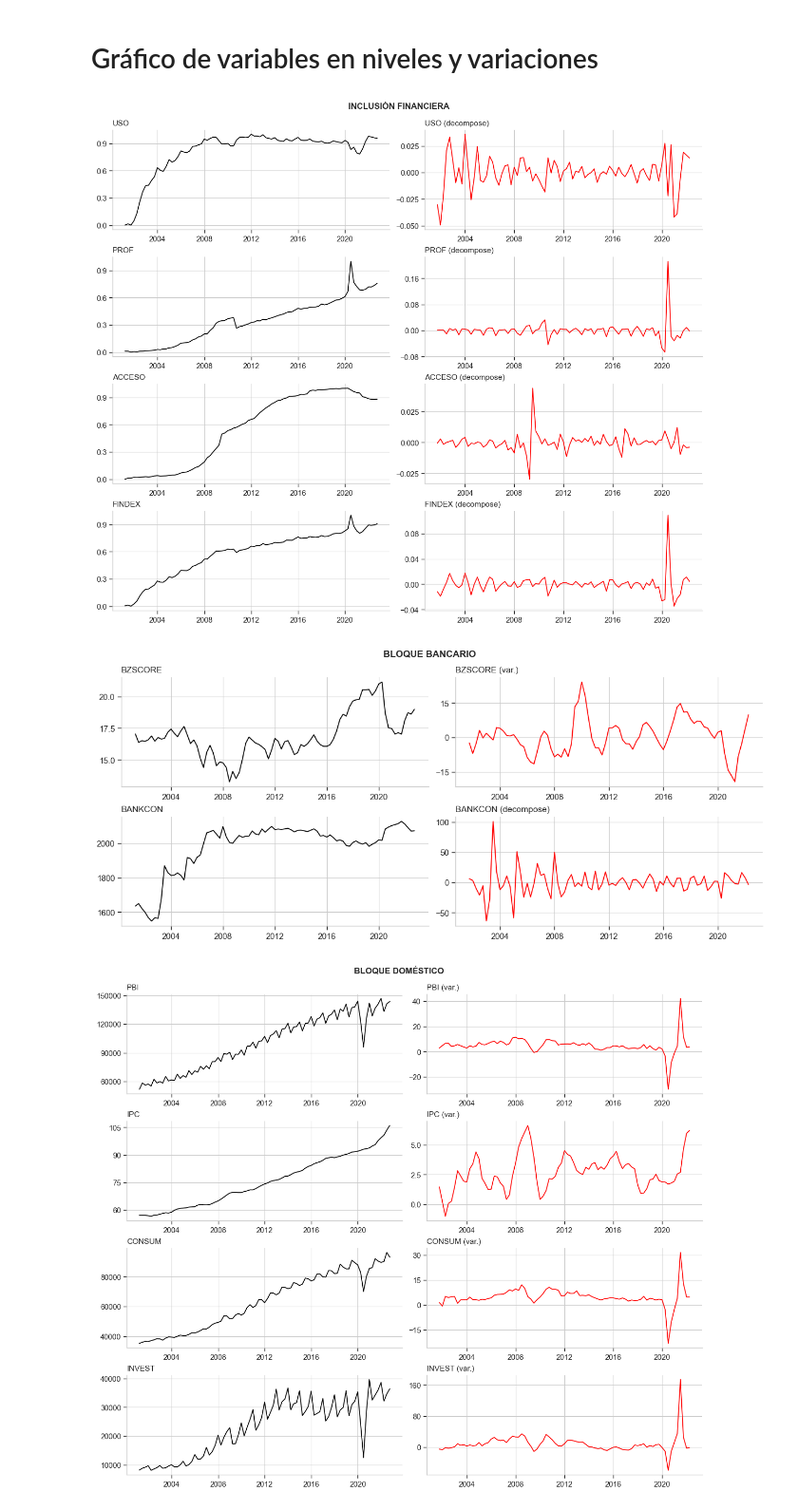
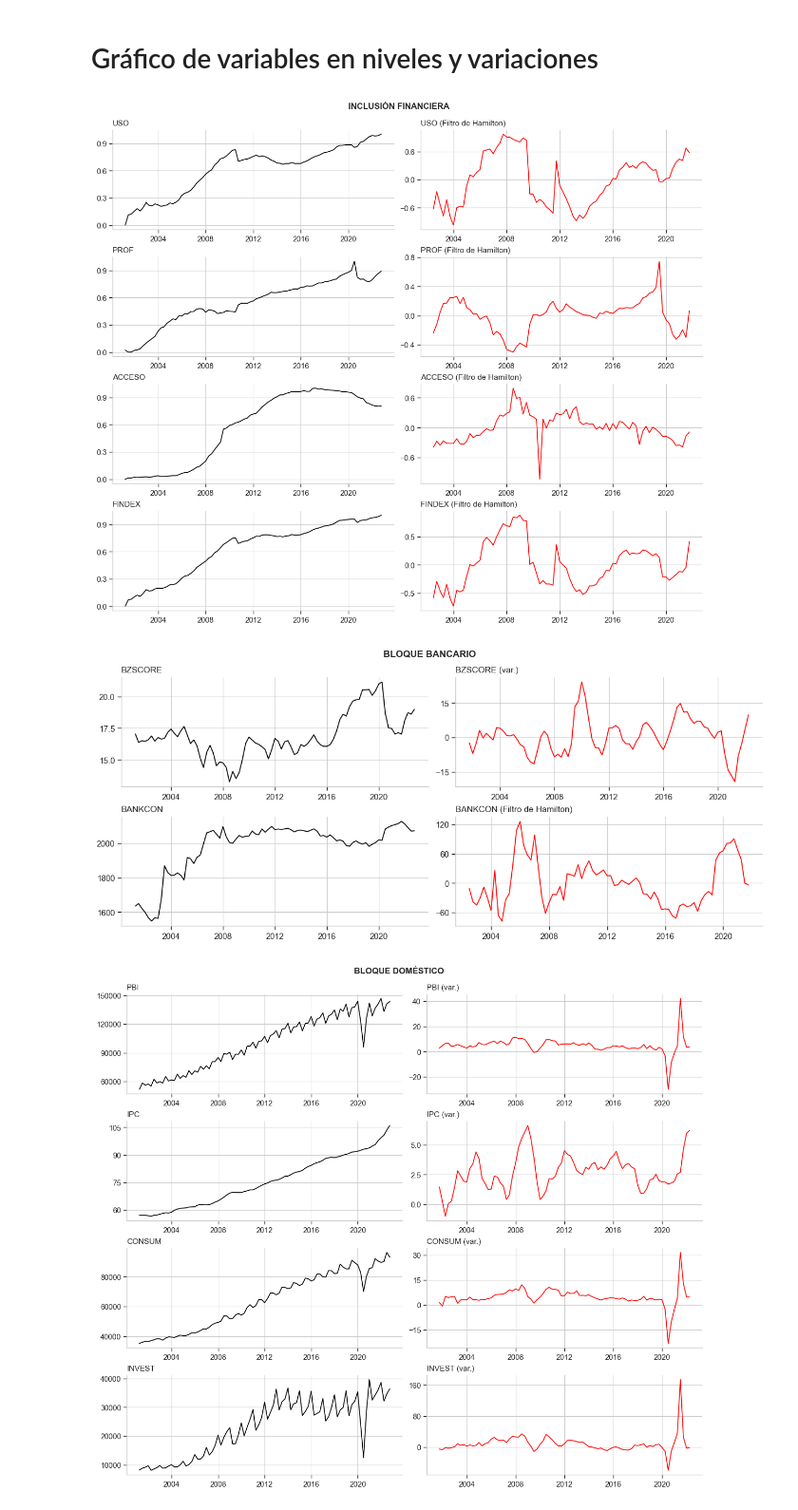
Before and after one commit to GabrielDelCarpio/Tesis-paper, a Jupyter notebook: Data y gráficos/PCA/PCA_python 2.ipynb, the cells around one changed output. Shown at 95% size. Drawn from its saved outputs; the diff is of its cells as text; code cells hidden in the pictures.

```diff
--- a/Data y gráficos/PCA/PCA_python 2.ipynb
+++ b/Data y gráficos/PCA/PCA_python 2.ipynb
@@ -429,15 +109,16 @@ def construir_indice_por_componentes(componentes, explained_variance_ratio, nomb
 # %%
 # Crear índices para cada bloque
 USO_INDEX = construir_indice_por_componentes(componentes_uso, pca_uso.explained_variance_ratio_, 'USO_INDEX', normalized.index)
+ACCESO_INDEX = construir_indice_por_componentes(componentes_acceso, pca_profundidad.explained_variance_ratio_, 'ACCESO_INDEX', normalized.index)
 PROF_INDEX = construir_indice_por_componentes(componentes_profundidad, pca_profundidad.explained_variance_ratio_, 'PROF_INDEX', normalized.index)
 # %%
 # Unir los tres indicadores en un solo DataFrame
 bloques_combinados = pd.concat([
     USO_INDEX,
     PROF_INDEX,
-    normalized[['OFIC']]
+    ACCESO_INDEX
 ], axis=1)
 
-bloques_combinados.columns = ['USO_INDEX', 'PROF_INDEX', 'ACCESO']  # renombrar por claridad
+bloques_combinados.columns = ['USO_INDEX', 'PROF_INDEX', 'ACCESO_INDEX']  # renombrar por claridad
 print(bloques_combinados.head())
 # %% [output]
@@ -540,0 +266,30 @@ df_findex_scaled.to_excel("C:/Users/Tobby/OneDrive/Desktop/GABO/TESIS/Tesis-pape
+# %%
+# ---------- Graficar en subplots (excluyendo la última variable) ----------
+variables = cycle_df.columns[:-1]  # Tomar todas menos la última
+n_vars = len(variables)
+
+fig, axes = plt.subplots(2, 2, figsize=(14, 8))
+axes = axes.flatten()  # Para poder indexar fácilmente
+
+for i, col in enumerate(variables):
+    ax1 = axes[i]
+
+    # Ciclo (Hamilton)
+    ax1.plot(cycle_df.index, cycle_df[col], color='blue')
+    ax1.axhline(0, color='gray', linestyle='--', linewidth=0.8)
+    ax1.set_title(f'{col}', fontsize=12)
+    ax1.set_ylabel('Serie filtrada', color='blue')
+    ax1.tick_params(axis='y', labelcolor='blue')
+    ax1.grid(False)
+
+    # Segundo eje con la serie original
+    ax2 = ax1.twinx()
+    ax2.plot(df.index, df[col], color='black', alpha=0.8)
+    ax2.set_ylabel('Niveles', color='black', rotation=270, labelpad=15)
+    ax2.tick_params(axis='y', labelcolor='black')
+    ax2.grid(False)
+
+# Layout y ajustes
+# fig.suptitle('Filtro de Hamilton - Ciclo y Serie Original (por dimensión)', fontsize=14)
+fig.tight_layout(rect=[0, 0, 1, 0.96])
+plt.show()
@@ -542,7 +423,7 @@ df_findex_scaled.to_excel("C:/Users/Tobby/OneDrive/Desktop/GABO/TESIS/Tesis-pape
 # Gráfico de variables en niveles y variaciones
 # %%
 # Leer hojas de niveles y variaciones
-ruta = "C:/Users/Tobby/OneDrive/Desktop/GABO/TESIS/Tesis-paper/Data y gráficos/PCA/Data nivel-var 2.xlsx"
+ruta = "C:/Users/gabri/OneDrive/Desktop/Cato/Tesis/Tesis-paper/Data y gráficos/Data nivel - var FH.xlsx"
 niveles = pd.read_excel(ruta, sheet_name="Niveles", parse_dates=[0])
 variaciones = pd.read_excel(ruta, sheet_name="Sin tendencia", parse_dates=[0])
 
@@ -566,35 +446,35 @@ bloques = {
 # Graficar cada bloque
 for nombre_bloque, variables in bloques.items():
     n = len(variables)
     fig, axes = plt.subplots(nrows=n, ncols=2, figsize=(12, 2.5 * n), constrained_layout=True)
 
     if n == 1:
         axes = [axes]  # Para mantener compatibilidad cuando n=1
 
     for i, var in enumerate(variables):
         # Nivel
         axes[i][0].plot(niveles.index, niveles[var], color='black', linewidth=1.2)
         axes[i][0].set_title(f"{var}", loc='left', fontsize=11)
         axes[i][0].tick_params(axis='x', labelrotation=0)
         axes[i][0].spines[['top', 'right']].set_visible(False)
 
         # Variación
         axes[i][1].plot(variaciones.index, variaciones[var], color='red', linewidth=1.2)
-        axes[i][1].set_title(f"{var} (decompose)", loc='left', fontsize=11)
+        axes[i][1].set_title(f"{var} (Filtro de Hamilton)", loc='left', fontsize=11)
         axes[i][1].tick_params(axis='x', labelrotation=0)
         axes[i][1].spines[['top', 'right']].set_visible(False)
 
         # Mejorar legibilidad en eje y
         for ax in axes[i]:
             ax.yaxis.set_major_locator(ticker.MaxNLocator(nbins=4))
 
     # Título del bloque
    # Título del bloque
     fig.suptitle(nombre_bloque.upper(), fontsize=12, fontweight='bold', y=1.03)
 
 plt.show()
 # %% [output]
-[figure, old version]
+[figure, new version]
 # %%
 plt.style.use('seaborn-v0_8-whitegrid')
 sns.set_context("paper", font_scale=1.2)
@@ -633,7 +513,7 @@ axes[1][0].spines[['top', 'right']].set_visible(False)
 axes[1][1].plot(variaciones.index, variaciones["BANKCON"], color='red', linewidth=1.2)
 
 # 🔽 AQUÍ puedes editar libremente el subtítulo del gráfico de variación
-axes[1][1].set_title("BANKCON (decompose)", loc='left', fontsize=11)
+axes[1][1].set_title("BANKCON (Filtro de Hamilton)", loc='left', fontsize=11)
 
 axes[1][1].tick_params(axis='x', labelrotation=0)
 axes[1][1].spines[['top', 'right']].set_visible(False)
@@ -646,7 +526,7 @@ fig.suptitle("BLOQUE BANCARIO", fontsize=12, fontweight='bold', y=1.05)
 
 plt.show()
 # %% [output]
-[figure, old version]
+[figure, new version]
 # %%
 # Estilo sobrio tipo paper
 plt.style.use('seaborn-v0_8-whitegrid')
```
Also changed, not shown: parts of 70 cells of this notebook, 1 other file.
